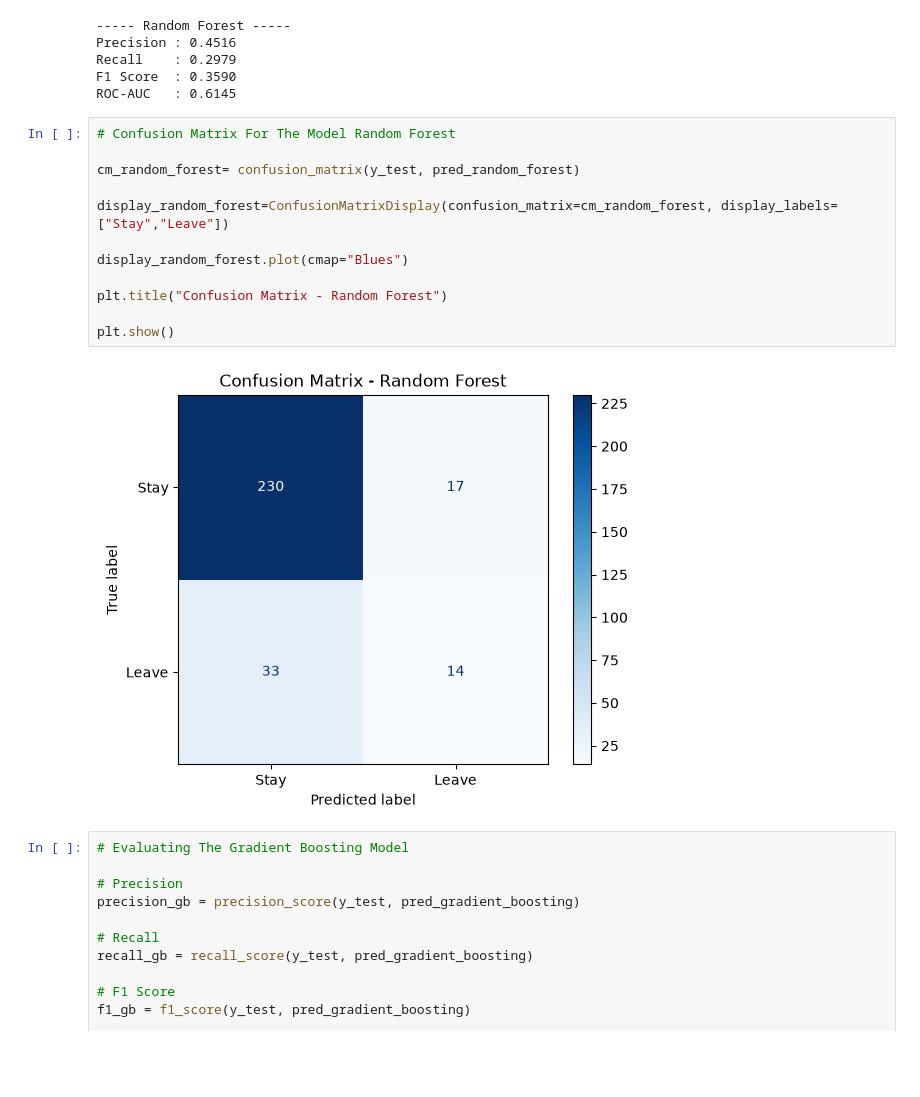
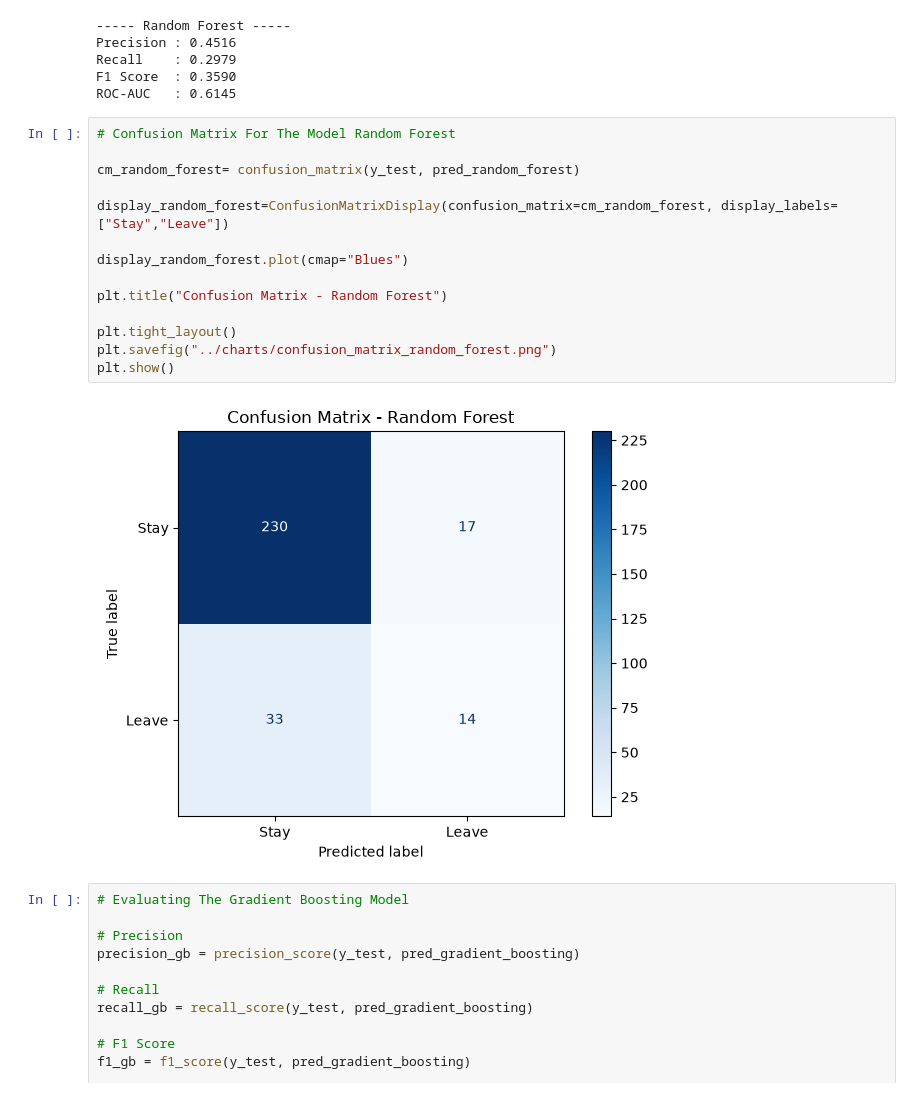
Before and after one commit to aroranaman1003/Employee-Attrition-Prediction_NamanArora, a Jupyter notebook: notebooks/analysis.ipynb, the cells around one changed output. Cells and saved outputs as stored; diff of their text form; blank space fills up the shorter version.

```diff
--- a/notebooks/analysis.ipynb
+++ b/notebooks/analysis.ipynb
@@ -630,17 +632,19 @@ ROC-AUC   : 0.6145
 # %%
 # Confusion Matrix For The Model Random Forest
 
 cm_random_forest= confusion_matrix(y_test, pred_random_forest)
 
 display_random_forest=ConfusionMatrixDisplay(confusion_matrix=cm_random_forest, display_labels=["Stay","Leave"])
 
 display_random_forest.plot(cmap="Blues")
 
 plt.title("Confusion Matrix - Random Forest")
 
+plt.tight_layout()
+plt.savefig("../charts/confusion_matrix_random_forest.png")
 plt.show()
 # %% [output]
-[figure, old version]
+[figure, new version]
 # %%
 # Evaluating The Gradient Boosting Model
 
```
Also changed, not shown: parts of 13 cells of this notebook, 9 other files.
